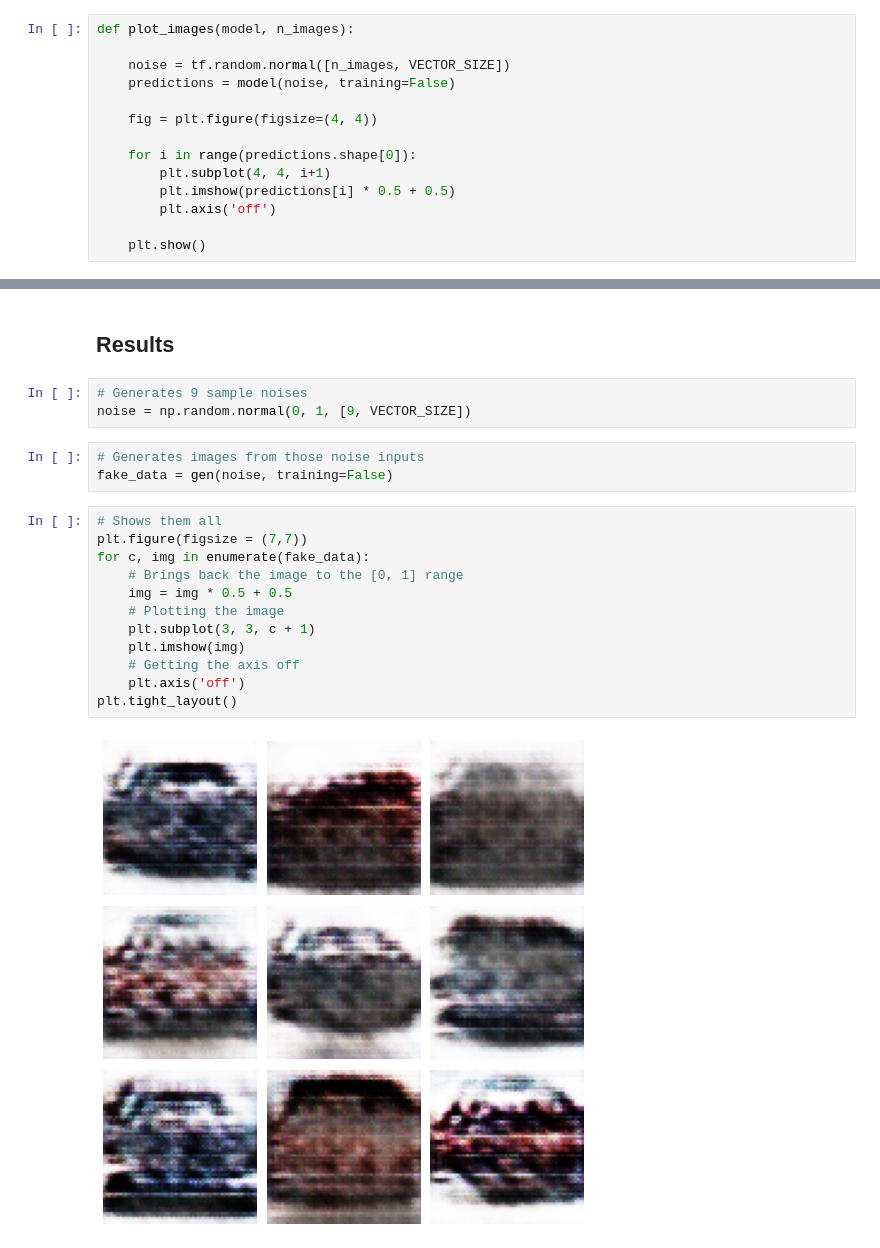
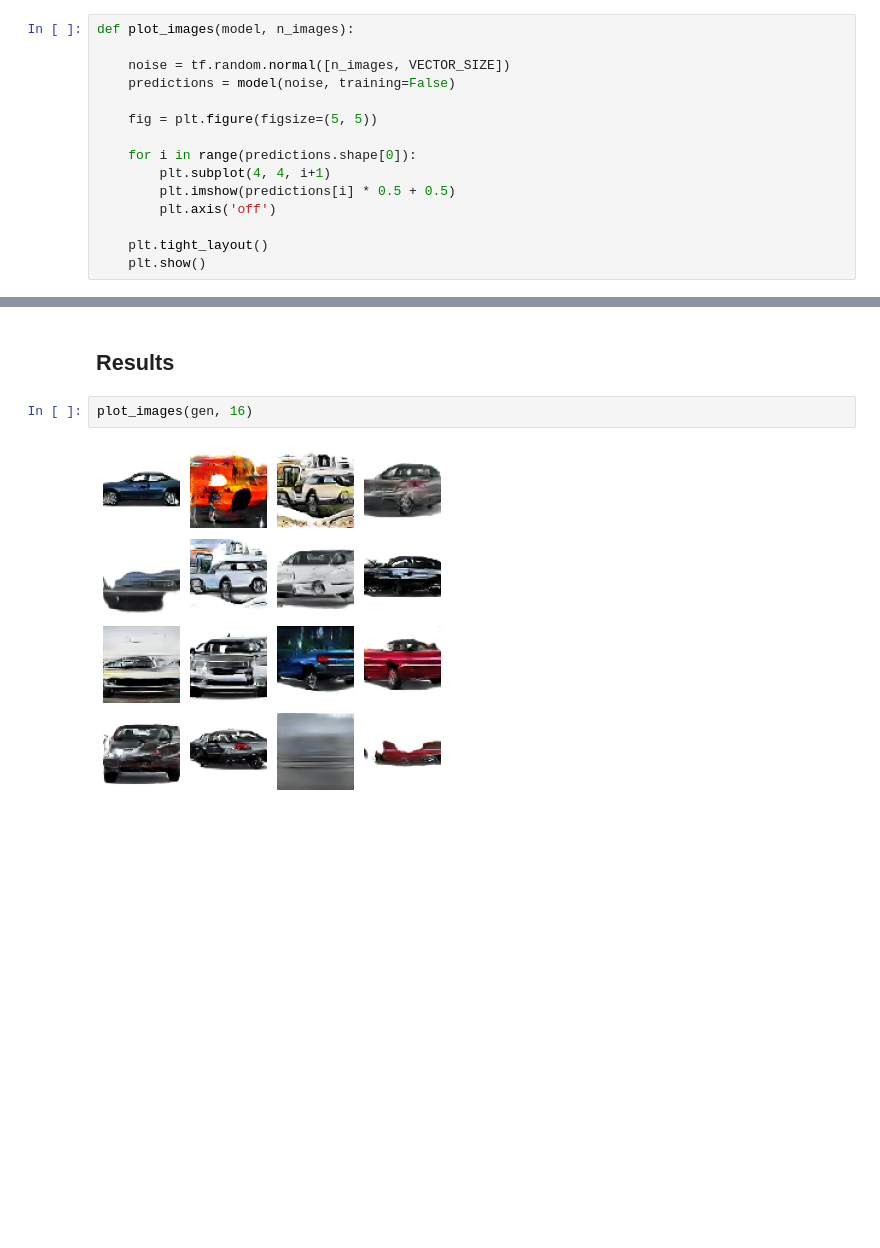
Before and after one commit to vinyluis/GANs-Tutorial, a Jupyter notebook: 02 - DCGAN.ipynb, the cells around one changed output, grey strips where cells are left out. Drawn from its saved outputs; the diff is of its cells as text; blank space fills up the shorter version.

```diff
--- a/02 - DCGAN.ipynb
+++ b/02 - DCGAN.ipynb
@@ -319,13 +321,14 @@ def plot_images(model, n_images):
     noise = tf.random.normal([n_images, VECTOR_SIZE])
     predictions = model(noise, training=False)
 
-    fig = plt.figure(figsize=(4, 4))
+    fig = plt.figure(figsize=(5, 5))
 
     for i in range(predictions.shape[0]):
         plt.subplot(4, 4, i+1)
         plt.imshow(predictions[i] * 0.5 + 0.5)
         plt.axis('off')
 
+    plt.tight_layout()
     plt.show()
 # %% [markdown]
 ## Execution
@@ -357,22 +360,6 @@ Text(0.5, 1.0, 'Discriminator Losses')
 # %% [markdown]
 ## Results
-# %%
-# Generates 9 sample noises
-noise = np.random.normal(0, 1, [9, VECTOR_SIZE])
-# %%
-# Generates images from those noise inputs
-fake_data = gen(noise, training=False)
-# %%
-# Shows them all
-plt.figure(figsize = (7,7))
-for c, img in enumerate(fake_data):
-    # Brings back the image to the [0, 1] range
-    img = img * 0.5 + 0.5
-    # Plotting the image
-    plt.subplot(3, 3, c + 1)
-    plt.imshow(img)
-    # Getting the axis off
-    plt.axis('off')
-plt.tight_layout()
-# %% [output]
-[figure, removed]
+# %%
+plot_images(gen, 16)
+# %% [output]
+[figure, added]
```
Also changed, not shown: parts of 7 cells of this notebook, 1 other file.
